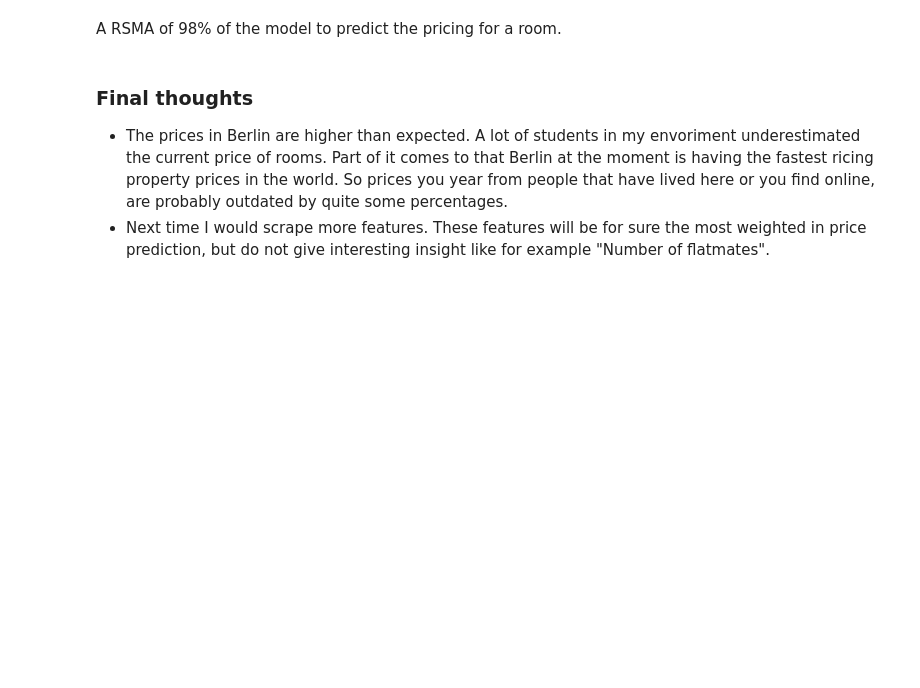
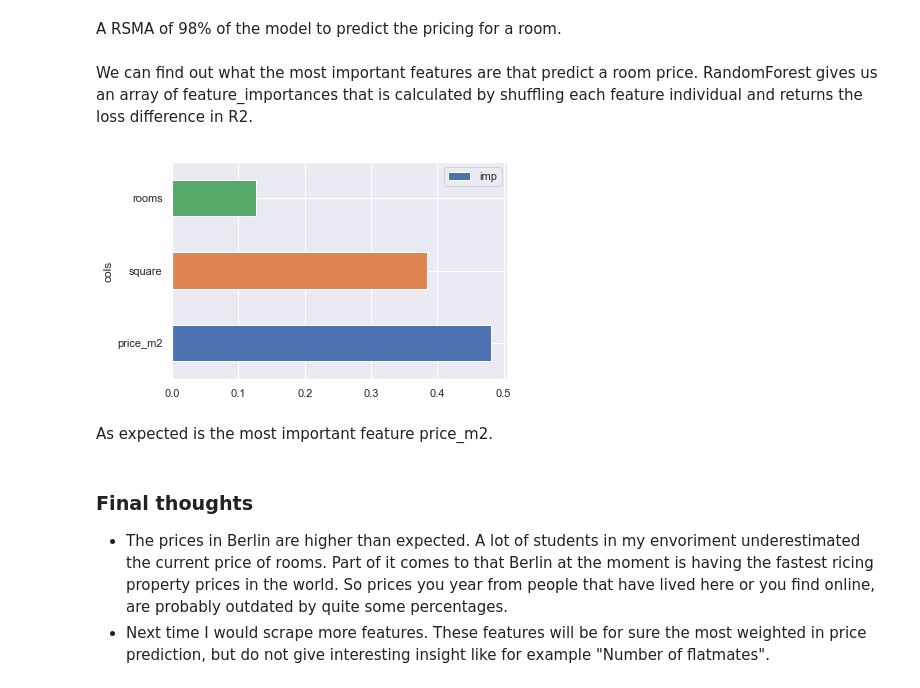
Before and after one commit to joppevos/Berlin-rooms-project, a Jupyter notebook: Price_exploration.ipynb, the cells around one changed output. Cells and saved outputs as stored; diff of their text form; code cells hidden in the pictures; blank space fills up the shorter version.

```diff
--- a/Price_exploration.ipynb
+++ b/Price_exploration.ipynb
@@ -221,9 +220,0 @@ r2_score(ytest, ypred)
-# %%
-scores = []
-estimators = np.arange(10, 200, 10)
-for est in estimators:
-    m.set_params(n_estimators=est)
-    m.fit(xtrain, ytrain)
-    ypred = m.predict(xtest)
-    scores.append(r2_score(ytest, ypred))
-plt.plot(estimators, scores);
@@ -242,5 +229,17 @@ cross_val_score(m, X, y, cv=10).mean()
 # %% [markdown]
 A RSMA of 98% of the model to predict the pricing for a room.
+# %% [markdown]
+We can find out what the most important features are that predict a room price.
+RandomForest gives us an array of feature_importances that is calculated by shuffling each feature individual and returns the loss difference in R2.
+# %%
+m.fit(xtrain, ytrain)
+fi = pd.DataFrame({'cols':X.columns, 'imp':m.feature_importances_}
+                       ).sort_values('imp', ascending=False)[:3]
+fi.plot('cols', 'imp', kind='barh');
+# %% [output]
+[figure, added]
+# %% [markdown]
+As expected is the most important feature price_m2.
 # %% [markdown]
 ### Final thoughts
 -  The prices in Berlin are higher than expected. A lot of students in my envoriment underestimated the current price of rooms. Part of it comes to that Berlin at the moment is having the fastest ricing property prices in the world. So prices you year from people that have lived here or you find online, are probably outdated by quite some percentages.
```
Also changed, not shown: parts of 7 cells of this notebook.
